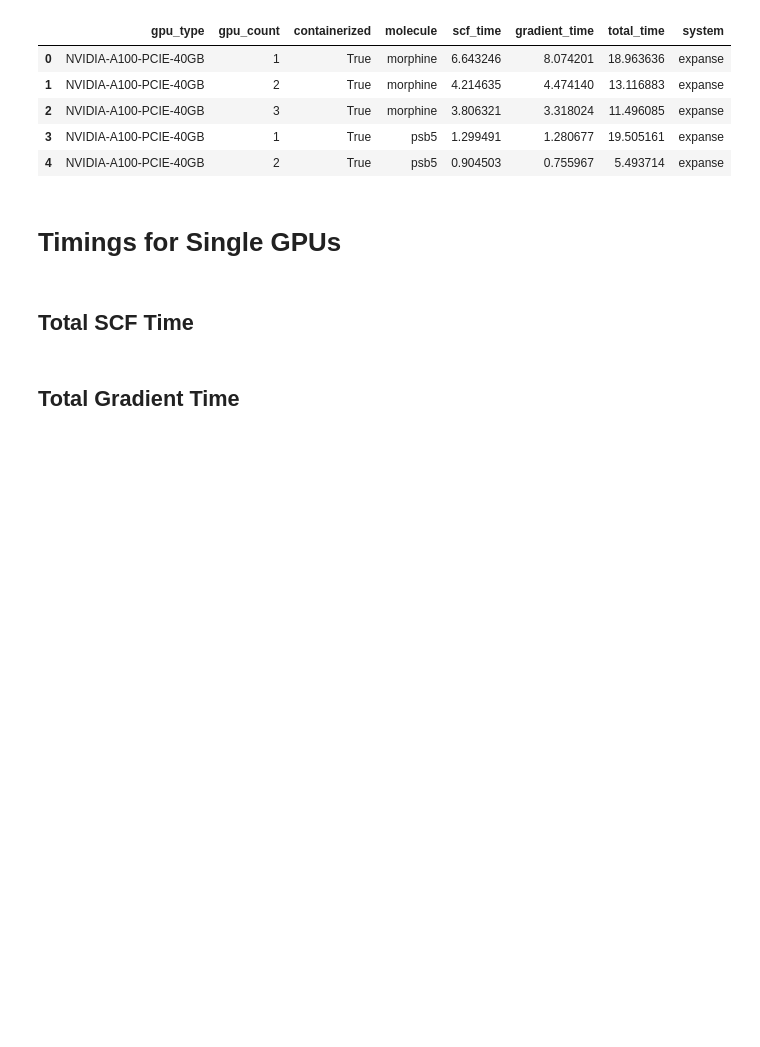
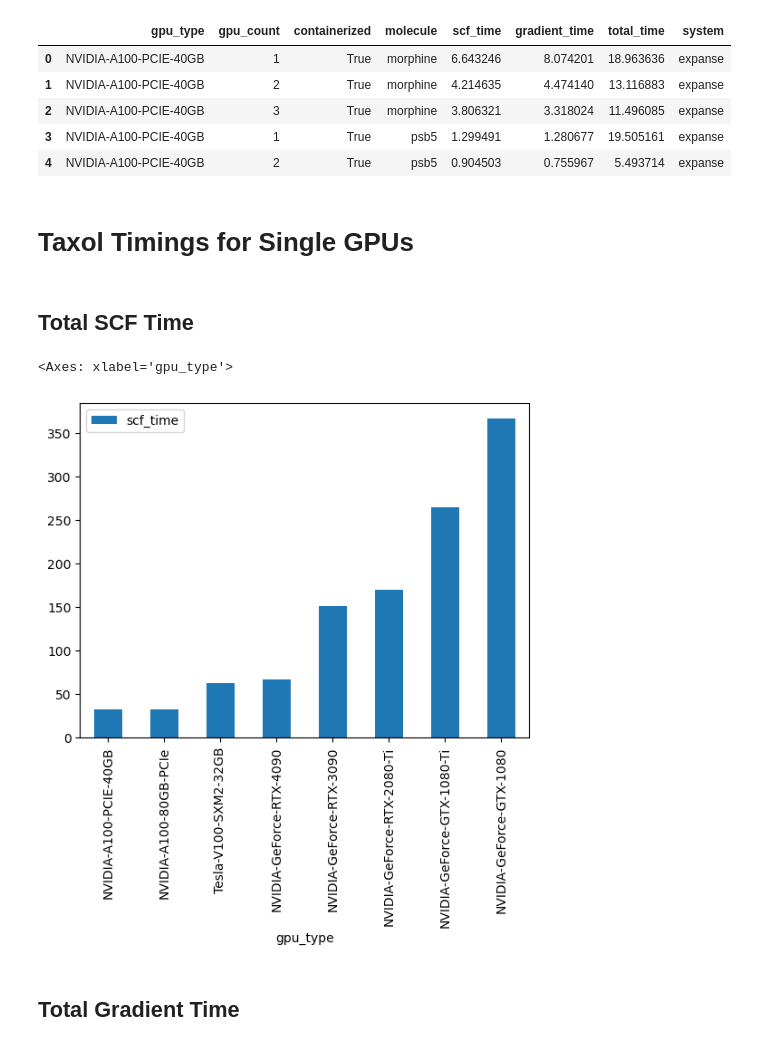
Before and after one commit to kkrick-sdsu/quick-benchmarks, a Jupyter notebook: results/analysis.ipynb, the cells around one changed output. Saved outputs shown, nothing was run; the diff lists cells and outputs as text; code cells hidden in the pictures; blank space fills up the shorter version.

Commit message:
Added first draft of timing graphs

```diff
--- a/results/analysis.ipynb
+++ b/results/analysis.ipynb
@@ -17,8 +17,24 @@ results.head()
 | 3 | NVIDIA-A100-PCIE-40GB | 1 | True | psb5 | 1.299491 | 1.280677 | 19.505161 | expanse |
 | 4 | NVIDIA-A100-PCIE-40GB | 2 | True | psb5 | 0.904503 | 0.755967 | 5.493714 | expanse |
 # %% [markdown]
-# Timings for Single GPUs
+# Taxol Timings for Single GPUs
+# %%
+# Get dataframe with gpu_type, scf_time, gradient_time & total_time where gpu_count = 1 and molecule=taxol
+gpu_count_filter = results["gpu_count"] == 1
+molecule_filter = results["molecule"] == "taxol"
+
+taxol_timings = results[["gpu_type", "scf_time", "gradient_time", "total_time"]].where(gpu_count_filter & molecule_filter)
+taxol_timings.dropna(inplace=True)
+taxol_timings = taxol_timings.sort_values("total_time")
 # %% [markdown]
 ## Total SCF Time
+# %%
+# If more than one timing is present, select the fastest timing
+taxol_min_scf_time = taxol_timings.groupby("gpu_type")["scf_time"].min().reset_index().sort_values("scf_time")
+scf_time = taxol_min_scf_time.plot.bar(x="gpu_type", y="scf_time")
+scf_time
+# %% [output]
+<Axes: xlabel='gpu_type'>
+[figure, added]
 # %% [markdown]
 ## Total Gradient Time
```
Also changed, not shown: parts of 2 cells of this notebook.
